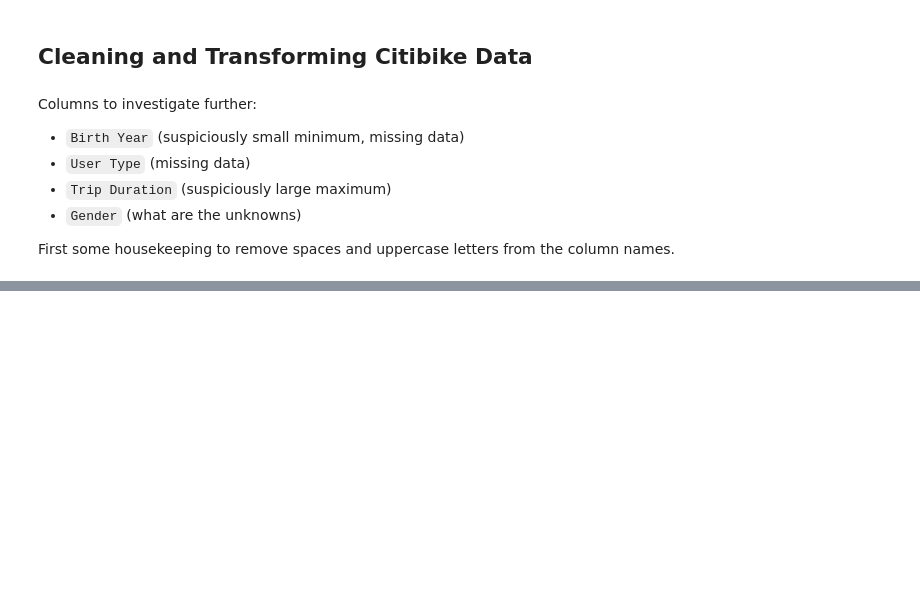
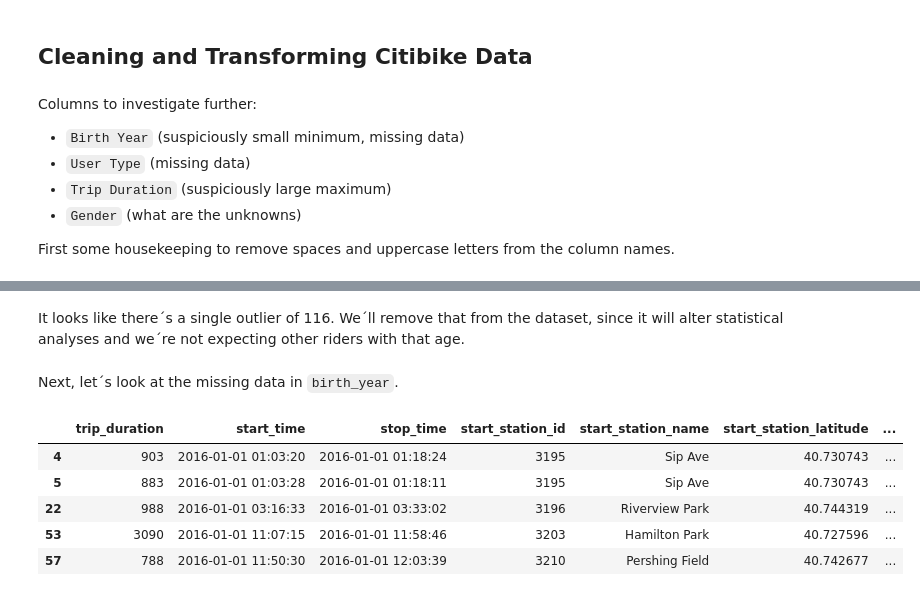
Before and after one commit to M21x1/PipeLiningEverythingProjetcs, a Jupyter notebook: bike_rental_data_management/bike_rental_code.ipynb, the cells around one changed output, grey strips where cells are left out. Drawn from its saved outputs; the diff is of its cells as text; code cells hidden in the pictures; blank space fills up the shorter version.

Commit message:
birth year missing data

```diff
--- a/bike_rental_data_management/bike_rental_code.ipynb
+++ b/bike_rental_data_management/bike_rental_code.ipynb
@@ -155,3 +155,7 @@ Columns to investigate further:
 
 
 First some housekeeping to remove spaces and uppercase letters from the column names.
+# %%
+# Updating column names
+df_bike.columns = [x.replace(' ', '_').lower() for x in df_bike.columns]
+#df_bike.dtypes
@@ -157,0 +166,3 @@ First some housekeeping to remove spaces and uppercase letters from the column n
+# %%
+df_bike['age'] = 2024 - df_bike['birth_year'].values
+df_bike['age'].sort_values(ascending=False)[:10]
@@ -157,0 +181,16 @@ First some housekeeping to remove spaces and uppercase letters from the column n
+# %% [markdown]
+It looks like there´s a single outlier of 116. We´ll remove that from the dataset, since it will alter statistical analyses and we´re not expecting other riders with that age.
+# %%
+df_bike.drop([215055], inplace=True)  # dropping the row with index 215055
+# %% [markdown]
+Next, let´s look at the missing data in `birth_year`.
+# %%
+missing_birth_year = df_bike[df_bike[['birth_year']].isnull().any(axis=1)]
+missing_birth_year.head()
+# %% [output]
+|  | trip_duration | start_time | stop_time | start_station_id | start_station_name | start_station_latitude | ... |
+| 4 | 903 | 2016-01-01 01:03:20 | 2016-01-01 01:18:24 | 3195 | Sip Ave | 40.730743 | ... |
+| 5 | 883 | 2016-01-01 01:03:28 | 2016-01-01 01:18:11 | 3195 | Sip Ave | 40.730743 | ... |
+| 22 | 988 | 2016-01-01 03:16:33 | 2016-01-01 03:33:02 | 3196 | Riverview Park | 40.744319 | ... |
+| 53 | 3090 | 2016-01-01 11:07:15 | 2016-01-01 11:58:46 | 3203 | Hamilton Park | 40.727596 | ... |
+| 57 | 788 | 2016-01-01 11:50:30 | 2016-01-01 12:03:39 | 3210 | Pershing Field | 40.742677 | ... |
```
Also changed, not shown: parts of 8 cells of this notebook.
